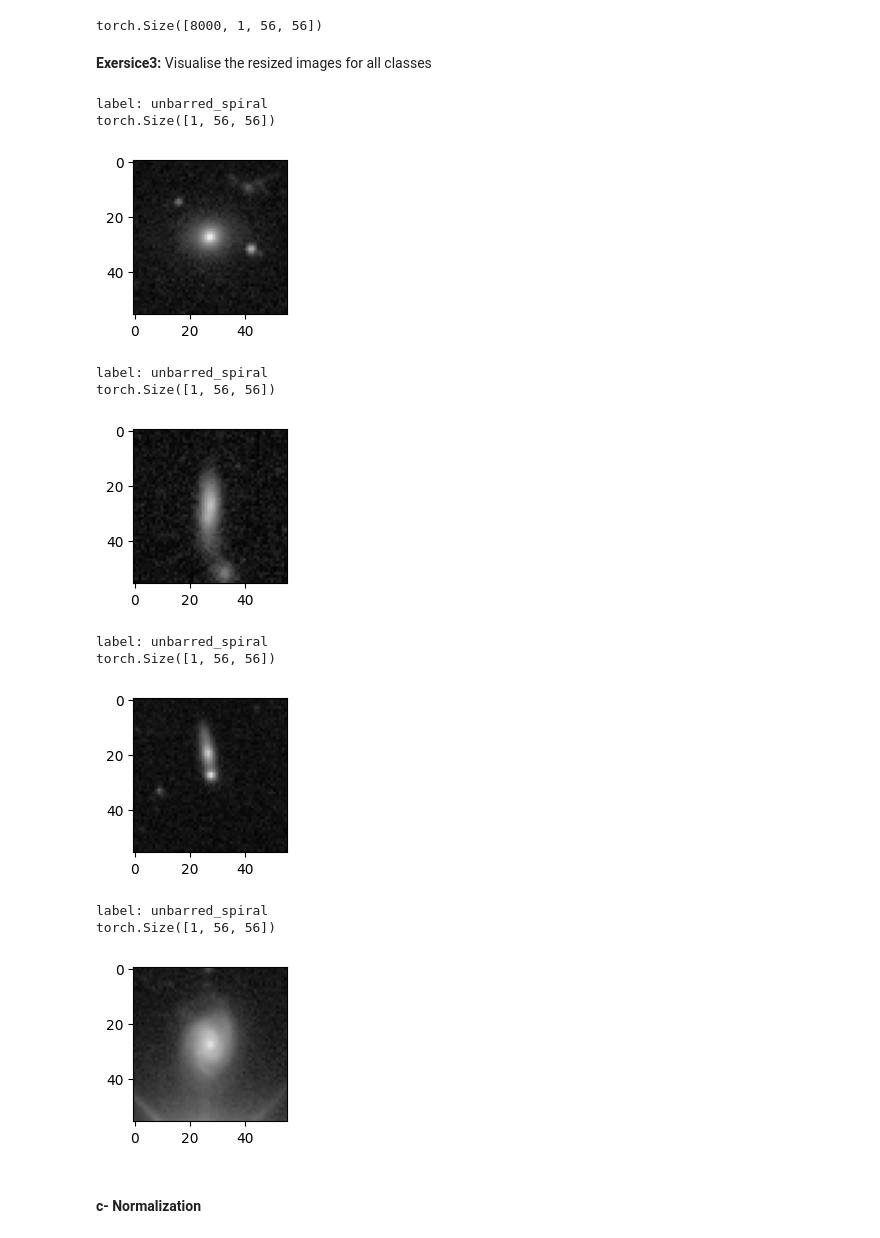
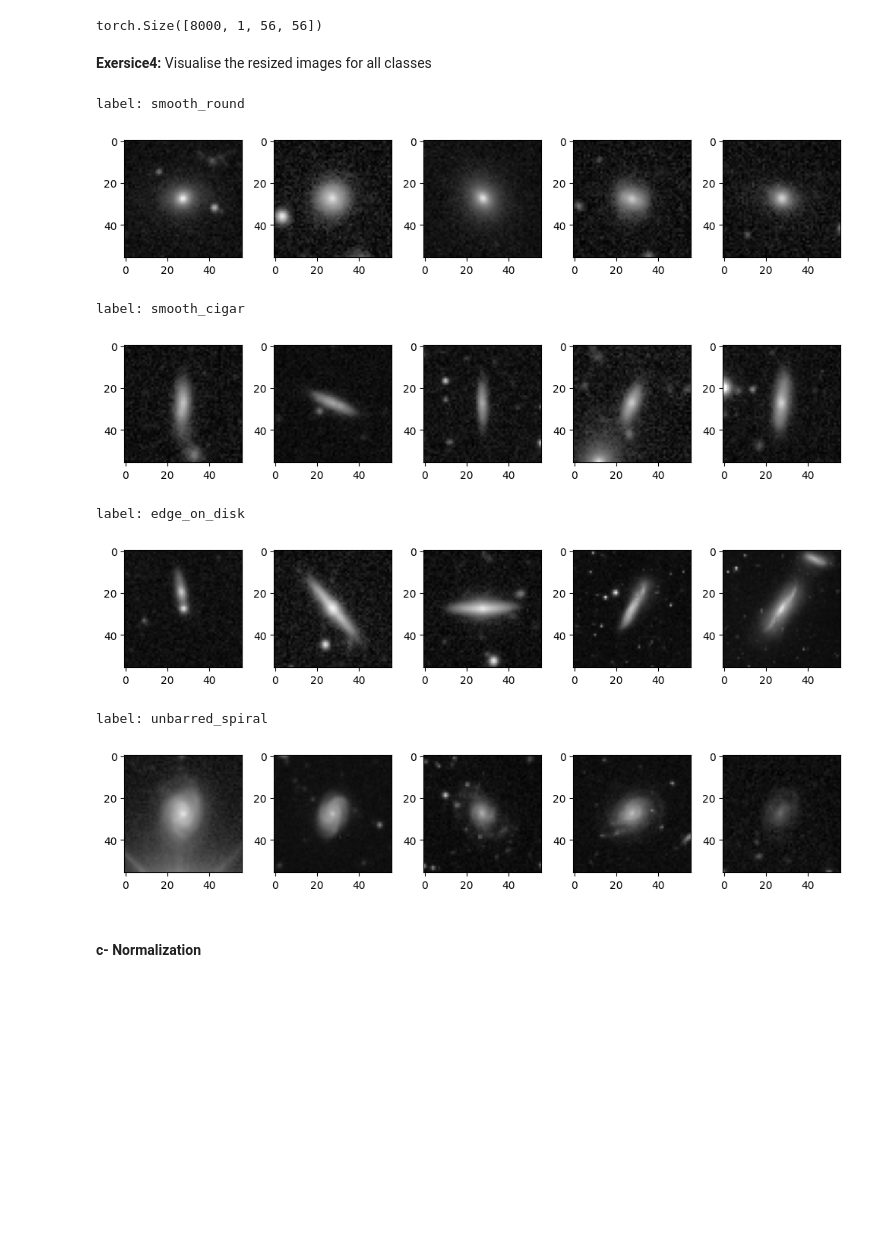
Before and after one commit to ezrafielding/galaxy-cluster, a Jupyter notebook: 1-PreProcessing.ipynb, the cells around one changed output. Cells and saved outputs as stored; diff of their text form; code cells hidden in the pictures; blank space fills up the shorter version.

```diff
--- a/1-PreProcessing.ipynb
+++ b/1-PreProcessing.ipynb
@@ -132,11 +132,16 @@ class1 = np.where (np.array(labels_train) == 1 )
 class2 = np.where (np.array(labels_train) == 2 )
 class3 = np.where (np.array(labels_train) == 3 )
 # %%
+rows = 1
+columns = 5
 for classArr in [class0, class1, class2, class3]:
-    plt.figure(figsize=(2, 2))
-    train_image, train_label = dataset_train[classArr[0][0]]
+    fig = plt.figure(figsize=(8, 8))
+    for i in range (5):
+        train_image, train_label = dataset_train[classArr[0][i]]
+        fig.add_subplot(rows, columns, i+1)
+        plt.imshow(train_image)
     print("label: "+str(GalaxyMNISTHighrez.classes[train_label]))
-    plt.imshow(train_image, interpolation='nearest')
-    plt.show()
+    plt.tight_layout()
+    plt.show()     # increase the number of images per class
 # %% [output]
 label: smooth_round
@@ -188,11 +201,17 @@ we can see the number of channels went down from 3 to 1
 Visualise the greyscaled images for all classes
 # %%
 ### -- Code here__
-for classArr in [class0, class1, class2, class3]:
-    plt.figure(figsize=(2, 2))
-    train_image = images_trainGrey[classArr[0][0]]
-    print("label: "+str(GalaxyMNISTHighrez.classes[train_label]))
-    print(train_image.shape)
-    plt.imshow(train_image[0],cmap='gray', vmin=0, vmax=255 )
+
+rows = 1
+columns = 5
+
+for classArr in [ [class0,0], [class1,1], [class2,2], [class3,3]]:
+    fig = plt.figure(figsize=(10, 10))
+    for i in range (5):
+        train_image = images_trainGrey[classArr[0][0][i]]
+        fig.add_subplot(rows, columns, i+1)
+        plt.imshow(train_image[0],cmap='gray', vmin=0, vmax=255 )
+    print("label: "+str(GalaxyMNISTHighrez.classes[classArr[1]]))
+    plt.tight_layout()
     plt.show()
 # %% [output]
@@ -223,31 +240,29 @@ images_trainResized.shape
 # %% [output]
 torch.Size([8000, 1, 56, 56])
 # %% [markdown]
-**Exersice3:**
+**Exersice4:**
 Visualise the resized images for all classes
 # %%
 #___ Code here___
 
-for classArr in [class0, class1, class2, class3]:
-    plt.figure(figsize=(2, 2))
-    train_image = images_trainResized[classArr[0][0]]
-    print("label: "+str(GalaxyMNISTHighrez.classes[train_label]))
-    print(train_image.shape)
-    plt.imshow(train_image[0],cmap='gray', vmin=0, vmax=255 )
+for classArr in [ [class0,0], [class1,1], [class2,2], [class3,3]]:
+    fig = plt.figure(figsize=(10, 10))
+    for i in range (5):
+        train_image = images_trainResized[classArr[0][0][i]]
+        fig.add_subplot(rows, columns, i+1)
+        plt.imshow(train_image[0],cmap='gray', vmin=0, vmax=255 )
+    print("label: "+str(GalaxyMNISTHighrez.classes[classArr[1]]))
+    plt.tight_layout()
     plt.show()
 # %% [output]
-label: unbarred_spiral
-torch.Size([1, 56, 56])
+label: smooth_round
-[figure, old version]
+[figure, new version]
-label: unbarred_spiral
-torch.Size([1, 56, 56])
+label: smooth_cigar
-[figure, old version]
+[figure, new version]
-label: unbarred_spiral
-torch.Size([1, 56, 56])
+label: edge_on_disk
-[figure, old version]
+[figure, new version]
 label: unbarred_spiral
-torch.Size([1, 56, 56])
-[figure, old version]
+[figure, new version]
 # %% [markdown]
 #### c- Normalization
 # %% [markdown]
```
Also changed, not shown: parts of 20 cells of this notebook, 4 other files.
